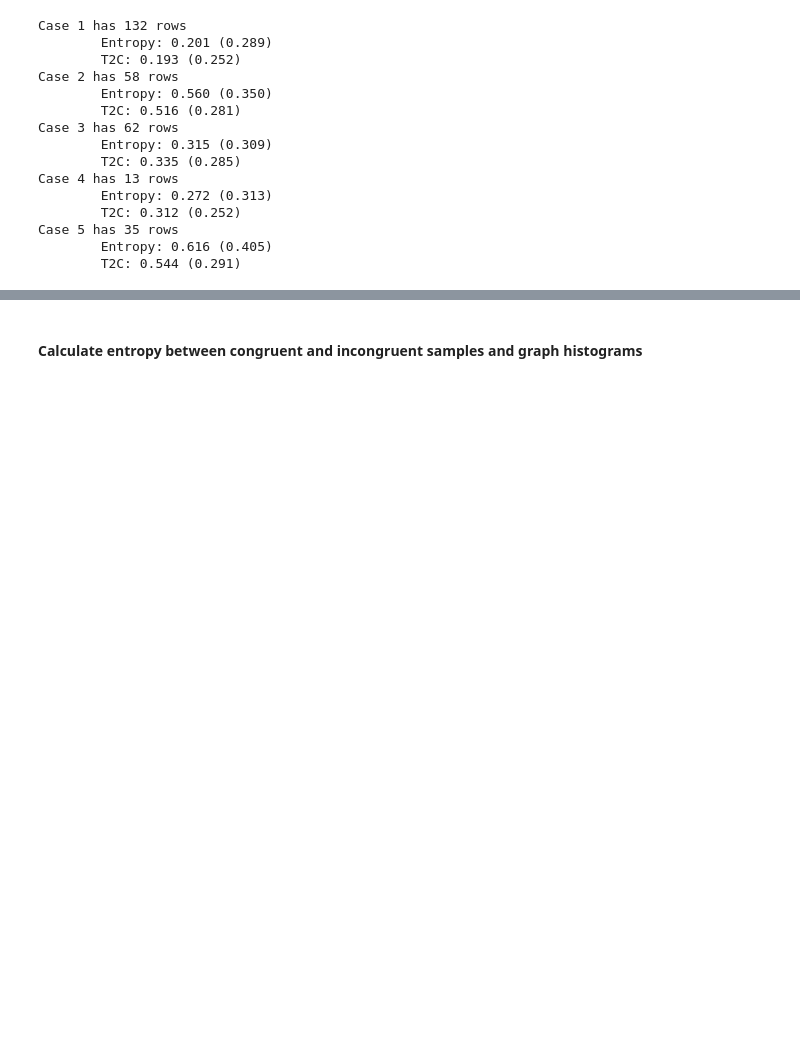
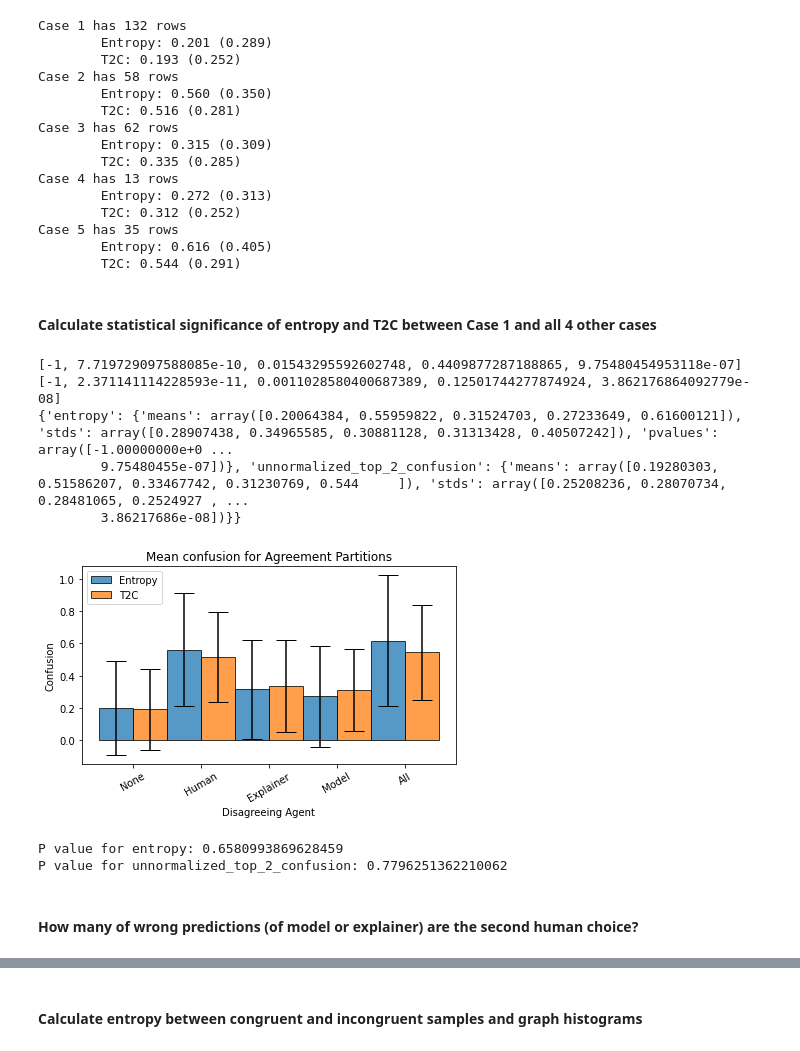
Before and after one commit to allisonchen23/explain-alignment, a Jupyter notebook: process_survey.ipynb, the cells around one changed output, grey strips where cells are left out. Cells and saved outputs as stored; diff of their text form; code cells hidden in the pictures; blank space fills up the shorter version.

```diff
--- a/process_survey.ipynb
+++ b/process_survey.ipynb
@@ -331,6 +332,73 @@ Case 4 has 13 rows
 Case 5 has 35 rows
         Entropy: 0.616 (0.405)
         T2C: 0.544 (0.291)
+# %% [markdown]
+#### Calculate statistical significance of entropy and T2C between Case 1 and all 4 other cases
+# %%
+graph_data = {}
+for metric in ['entropy', 'unnormalized_top_2_confusion']:
+    means = []
+    stds = []
+    pvalues = []
+    for idx in range(5):
+        cur_df = dfs[idx]
+        means.append(cur_df[metric].mean())
+        stds.append(cur_df[metric].std())
+
+        if idx > 0:
+            base = dfs[0][metric]
+            comparison = cur_df[metric]
+
+            ttest = stats.ttest_ind(
+                base,
+                comparison,
+                equal_var=False
+            )
+            pvalues.append(ttest.pvalue)
+        else:
+            pvalues.append(-1)
+    graph_data[metric] = {
+        'means': np.array(means),
+        'stds': np.array(stds),
+        'pvalues': np.array(pvalues)
+    }
+    print(pvalues)
+
+print(graph_data)
+bar_graph(
+    data=np.stack([graph_data['entropy']['means'], graph_data['unnormalized_top_2_confusion']['means']], axis=0),
+    errors=np.stack([graph_data['entropy']['stds'], graph_data['unnormalized_top_2_confusion']['stds']], axis=0),
+    labels=['None', 'Human', 'Explainer', 'Model', 'All'],
+    groups=['Entropy', 'T2C'],
+    xlabel='Disagreeing Agent',
+    ylabel='Confusion',
+    xlabel_rotation=30,
+    title='Mean confusion for Agreement Partitions'
+)
+# Append case 1's mean and std
+# %% [output]
+[-1, 7.719729097588085e-10, 0.01543295592602748, 0.4409877287188865, 9.75480454953118e-07]
+[-1, 2.371141114228593e-11, 0.0011028580400687389, 0.12501744277874924, 3.862176864092779e-08]
+{'entropy': {'means': array([0.20064384, 0.55959822, 0.31524703, 0.27233649, 0.61600121]), 'stds': array([0.28907438, 0.34965585, 0.30881128, 0.31313428, 0.40507242]), 'pvalues': array([-1.00000000e+0 ...
+        9.75480455e-07])}, 'unnormalized_top_2_confusion': {'means': array([0.19280303, 0.51586207, 0.33467742, 0.31230769, 0.544     ]), 'stds': array([0.25208236, 0.28070734, 0.28481065, 0.2524927 , ...
+        3.86217686e-08])}}
+[figure, added]
+# %%
+# Are groups 3,4 statistically significant from one another?
+for metric in ['entropy', 'unnormalized_top_2_confusion']:
+    group_3 = dfs[2][metric]
+    group_4 = dfs[3][metric]
+    ttest = stats.ttest_ind(
+        group_3,
+        group_4,
+        equal_var=False
+    )
+    print("P value for {}: {}".format(metric, ttest.pvalue))
+# %% [output]
+P value for entropy: 0.6580993869628459
+P value for unnormalized_top_2_confusion: 0.7796251362210062
+# %% [markdown]
+#### How many of wrong predictions (of model or explainer) are the second human choice?
 # %%
 # For case 2, what is the mean rank of the model (and explainer's predictions) of the humans
 idx = 1
```
Also changed, not shown: parts of 6 cells of this notebook, 1 other file.
